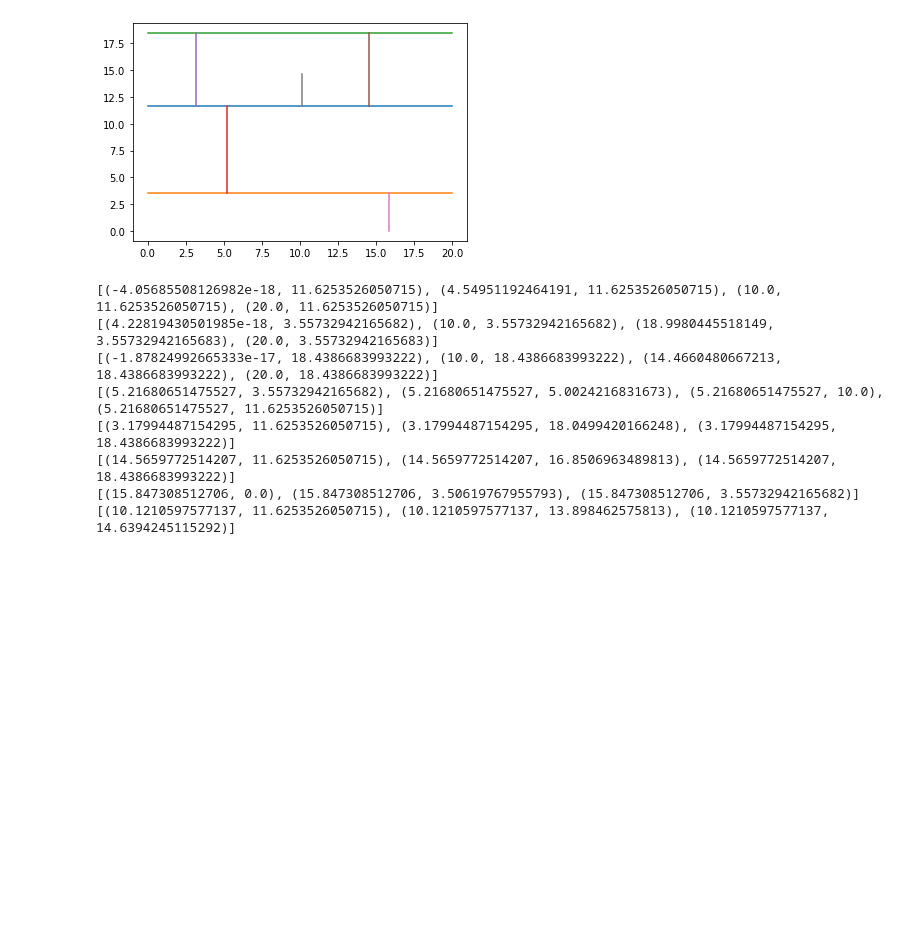
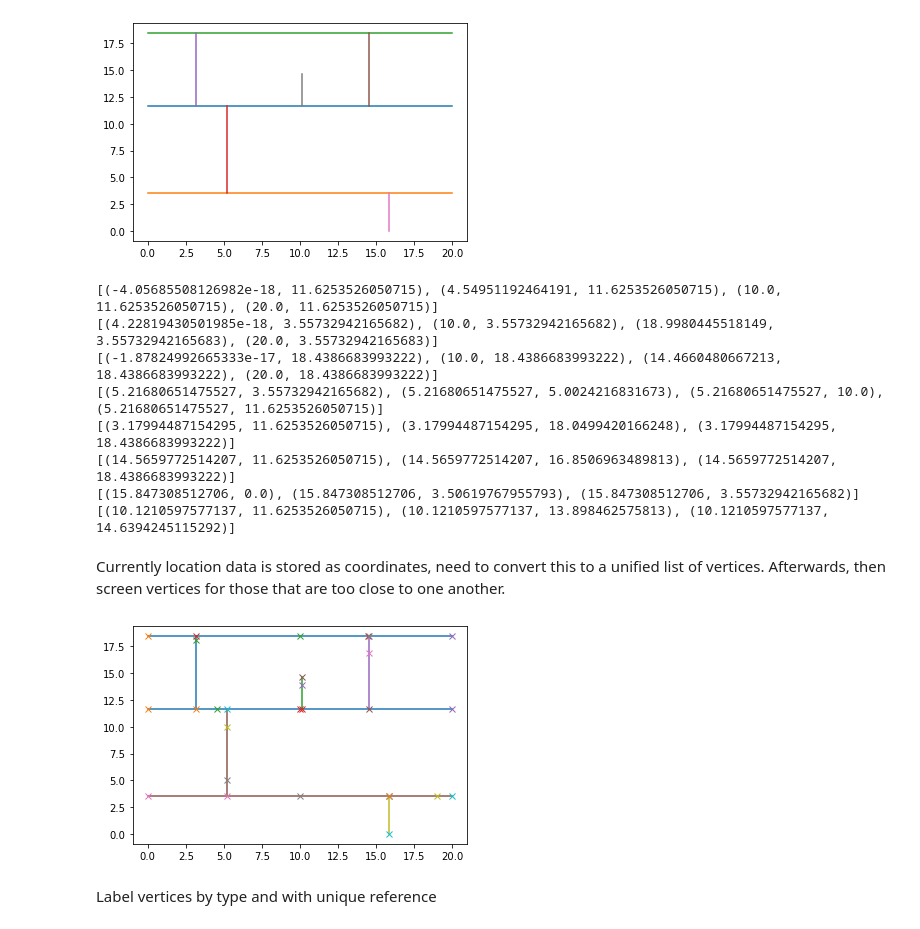
Before and after one commit to soldfield/geoseer, a Jupyter notebook: src/geoseer/dfngen_reader.ipynb, the cells around one changed output. Drawn from its saved outputs; the diff is of its cells as text; code cells hidden in the pictures; blank space fills up the shorter version.

Commit message:
First plots of fracture network

```diff
--- a/src/geoseer/dfngen_reader.ipynb
+++ b/src/geoseer/dfngen_reader.ipynb
@@ -103,13 +103,13 @@ def import_macrofractures(file, fx_rep='centreline'):
             fracture_db[fracture_counter] = dict()
             for hdr_col in range(len(hdr)):
                 fracture_db[fracture_counter][hdr[hdr_col]] = line[hdr_col]
-            fracture_db[fracture_counter]['Vertices'] = []
+            fracture_db[fracture_counter]['Coords'] = []
             fracture_counter += 1
         elif line == ['Start Points'] or line == ['End Points'] :
             pass
         else:
-            fracture_db[fracture_counter-1]['Vertices'].append(line)
-            #fracture_db[fracture_counter]['Vertices'] = line
+            fracture_db[fracture_counter-1]['Coords'].append(line)
+            #fracture_db[fracture_counter]['Coords'] = line
 
     # TODO: Manage data types
     for key in fracture_db.keys():
@@ -121,7 +121,7 @@ def import_macrofractures(file, fx_rep='centreline'):
         fracture_db[key]['IPlusTerminatingFracture'] = int(fracture_db[key]['IPlusTerminatingFracture'])
         fracture_db[key]['IMinusTerminatingFracture'] = int(fracture_db[key]['IMinusTerminatingFracture'])
         fracture_db[key]['Nucleation time (ma)'] = np.float64(fracture_db[key]['Nucleation time (ma)'])
-        fracture_db[key]['Vertices'] = np.asarray(fracture_db[key]['Vertices'], dtype=np.float64)
+        fracture_db[key]['Coords'] = np.asarray(fracture_db[key]['Coords'], dtype=np.float64)
 
     return fracture_db
 
@@ -166,8 +166,8 @@ plt.show()
 [figure]
 # %%
 for key in fracture_db.keys():
-    x = fracture_db[key]['Vertices'][:,0]
-    y = fracture_db[key]['Vertices'][:,1]
+    x = fracture_db[key]['Coords'][:,0]
+    y = fracture_db[key]['Coords'][:,1]
     plt.plot(x, y)
 
 plt.show()
@@ -175,8 +175,8 @@ plt.show()
 [figure]
 # %%
 for key in fracture_db.keys():
-    x = fracture_db[key]['Vertices'][:,0]
-    y = fracture_db[key]['Vertices'][:,1]
+    x = fracture_db[key]['Coords'][:,0]
+    y = fracture_db[key]['Coords'][:,1]
     print(list(zip(x,y)))
 # %% [output]
 [(-4.05685508126982e-18, 11.6253526050715), (4.54951192464191, 11.6253526050715), (10.0, 11.6253526050715), (20.0, 11.6253526050715)]
@@ -187,3 +187,20 @@ for key in fracture_db.keys():
 [(14.5659772514207, 11.6253526050715), (14.5659772514207, 16.8506963489813), (14.5659772514207, 18.4386683993222)]
 [(15.847308512706, 0.0), (15.847308512706, 3.50619767955793), (15.847308512706, 3.55732942165682)]
 [(10.1210597577137, 11.6253526050715), (10.1210597577137, 13.898462575813), (10.1210597577137, 14.6394245115292)]
+# %% [markdown]
+Currently location data is stored as coordinates, need to convert this to a unified list of vertices.
+Afterwards, then screen vertices for those that are too close to one another.
+# %%
+
+for key in fracture_db.keys():
+    x = fracture_db[key]['Coords'][:,0]
+    y = fracture_db[key]['Coords'][:,1]
+    plt.plot(x, y)
+    for pt_i in range(len(x)):
+        plt.plot(x[pt_i], y[pt_i], 'x')
+
+plt.show()
+# %% [output]
+[figure, added]
+# %% [markdown]
+Label vertices  by type and with unique reference
```
Also changed, not shown: parts of 3 cells of this notebook.
